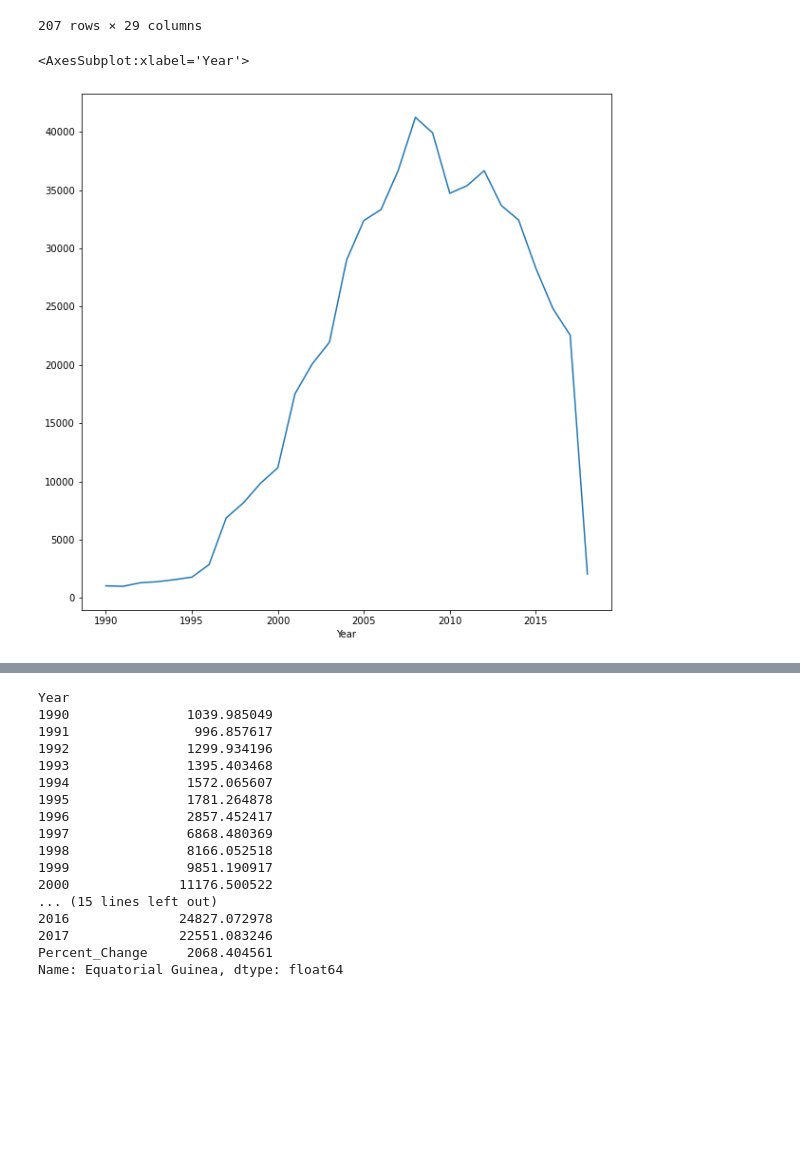
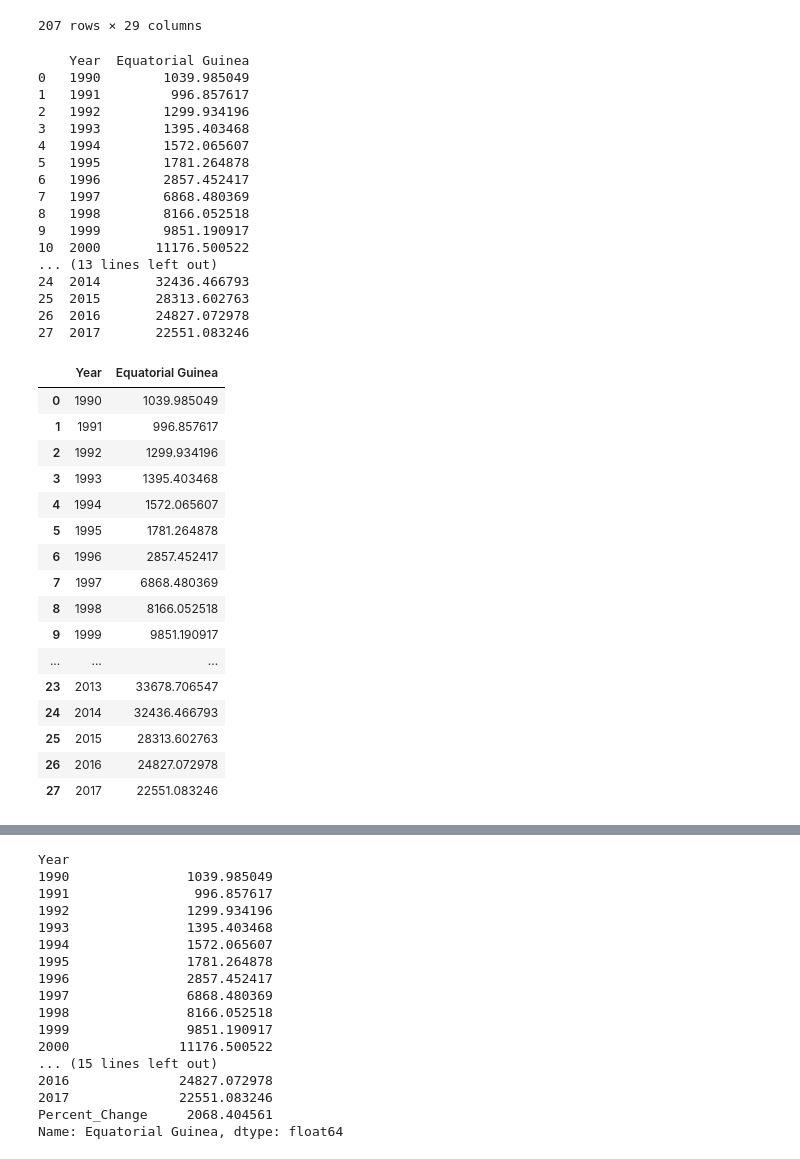
Before and after one commit to nss-data-science-cohort-6/un_data_question-AjayNSS, a Jupyter notebook: notebooks/UN_Data_Exploration.ipynb, the cells around one changed output, grey strips where cells are left out. Drawn from its saved outputs; the diff is of its cells as text; code cells hidden in the pictures; blank space fills up the shorter version.

```diff
--- a/notebooks/UN_Data_Exploration.ipynb
+++ b/notebooks/UN_Data_Exploration.ipynb
@@ -420,12 +420,49 @@ gdp_pivoted.sort_values(by='Percent_Change', ascending=False)
 207 rows × 29 columns
 # %%
 # 16 B Create a line plot showing this country's GDP per capita for all years from 1990 to 2017.
-
+print(gdp_EqGuinea)
 gdp_EqGuinea = gdp_pivoted.loc[('Equatorial Guinea')]
-gdp_EqGuinea.to_frame()
-(gdp_pivoted.loc[('Equatorial Guinea')]).plot(kind = 'line', figsize=(10, 10))
+gdp_EqGuinea = gdp_EqGuinea.to_frame()
+gdp_EqGuinea= gdp_EqGuinea.reset_index()
+gdp_EqGuinea = gdp_EqGuinea.drop(28)
+#gdp_EqGuinea =gdp_EqGuinea.iloc[:, :]
+gdp_EqGuinea = gdp_EqGuinea.loc[:, 'Year':' Equatorial Guinea']
+gdp_EqGuinea
+#gdp_EqGuinea.plot(kind = 'line', figsize=(10, 10))
 # %% [output]
-<AxesSubplot:xlabel='Year'>
+    Year  Equatorial Guinea
+0   1990        1039.985049
+1   1991         996.857617
+2   1992        1299.934196
+3   1993        1395.403468
+4   1994        1572.065607
+5   1995        1781.264878
+6   1996        2857.452417
+7   1997        6868.480369
+8   1998        8166.052518
+9   1999        9851.190917
+10  2000       11176.500522
+... (13 lines left out)
+24  2014       32436.466793
+25  2015       28313.602763
+26  2016       24827.072978
+27  2017       22551.083246
-[figure, removed]
+|  | Year | Equatorial Guinea |
+| 0 | 1990 | 1039.985049 |
+| 1 | 1991 | 996.857617 |
+| 2 | 1992 | 1299.934196 |
+| 3 | 1993 | 1395.403468 |
+| 4 | 1994 | 1572.065607 |
+| 5 | 1995 | 1781.264878 |
+| 6 | 1996 | 2857.452417 |
+| 7 | 1997 | 6868.480369 |
+| 8 | 1998 | 8166.052518 |
+| 9 | 1999 | 9851.190917 |
+| ... | ... | ... |
+| 23 | 2013 | 33678.706547 |
+| 24 | 2014 | 32436.466793 |
+| 25 | 2015 | 28313.602763 |
+| 26 | 2016 | 24827.072978 |
+| 27 | 2017 | 22551.083246 |
 # %%
 # 16 C Create another showing the country with the second highest % change in GDP.
```
Also changed, not shown: parts of 3 cells of this notebook.
